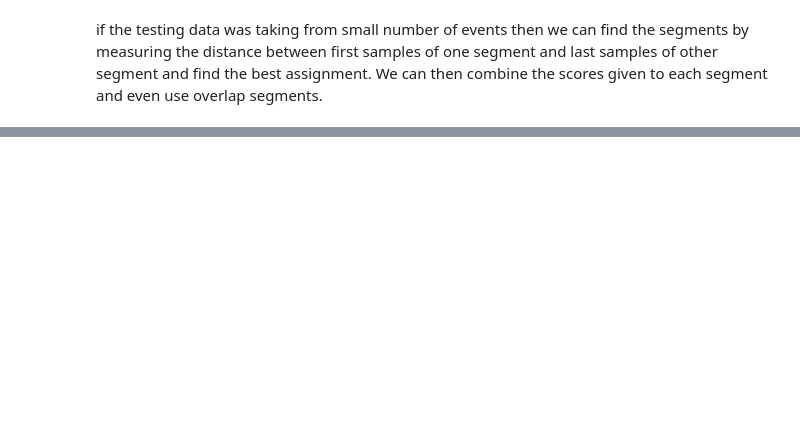
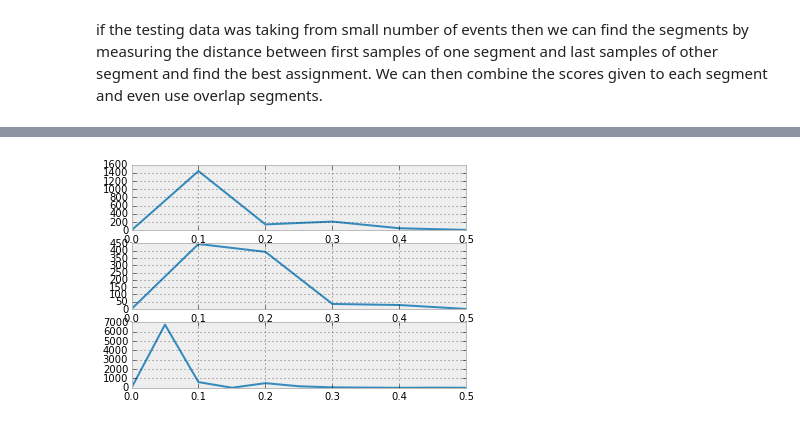
Before and after one commit to nttrungmt/seizure-prediction, a Jupyter notebook: notebooks/140926-test-signal-jump.ipynb, the cells around one changed output, grey strips where cells are left out. Saved outputs shown, nothing was run; the diff lists cells and outputs as text; code cells hidden in the pictures; blank space fills up the shorter version.

```diff
--- a/notebooks/140926-test-signal-jump.ipynb
+++ b/notebooks/140926-test-signal-jump.ipynb
@@ -177,0 +117,20 @@ np.sum(alpha**n * all_data[0,j-n] for n in range(10))
+# %%
+from scipy import signal
+def plfuse(s1,s2,channel=0):
+    fuse = np.concatenate((edges[s1][1][:,:], edges[s2][0][:,:]),axis=-1).squeeze()
+
+    pl.subplot(3,1,1)
+    f, Pxx_den = signal.periodogram(edges[s1][1][channel,:])
+    pl.plot(f, Pxx_den);
+
+    pl.subplot(3,1,2)
+    f, Pxx_den = signal.periodogram(edges[s2][0][channel,:])
+    pl.plot(f, Pxx_den);
+
+    f, Pxx_den = signal.periodogram(fuse[channel,:])
+    pl.subplot(3,1,3)
+    pl.plot(f, Pxx_den);
+# %%
+plfuse(s1,s2)
+# %% [output]
+[figure, added]
```
Also changed, not shown: parts of 38 cells of this notebook, 10 other files.
